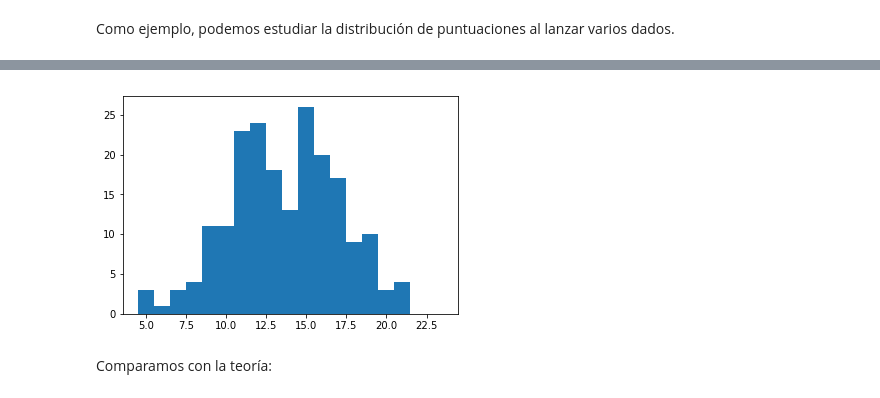
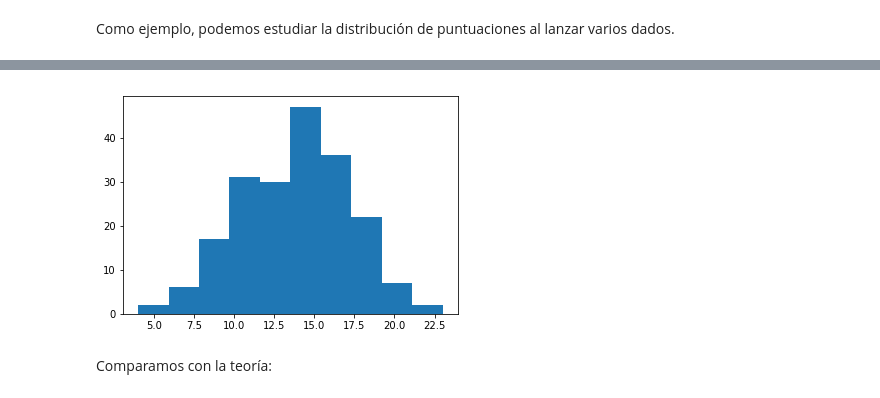
Before and after one commit to albertoruiz/inforfis, a Jupyter notebook: notebooks/numpy.ipynb, the cells around one changed output, grey strips where cells are left out. Drawn from its saved outputs; the diff is of its cells as text; code cells hidden in the pictures.

```diff
--- a/notebooks/numpy.ipynb
+++ b/notebooks/numpy.ipynb
@@ -608,7 +652,7 @@ array([11, 13, 19,  7, 14,  9, 11, 11, 15, 15])
-# %%
-plt.hist(s,bins=np.arange(ndados,6*ndados)+0.5);
-# %% [output]
-[figure, removed]
+# %%
+plt.hist(s);
+# %% [output]
+[figure, added]
 # %% [markdown]
 Comparamos con la teoría:
 # %%
```
Also changed, not shown: parts of 19 cells of this notebook, 6 other files.
